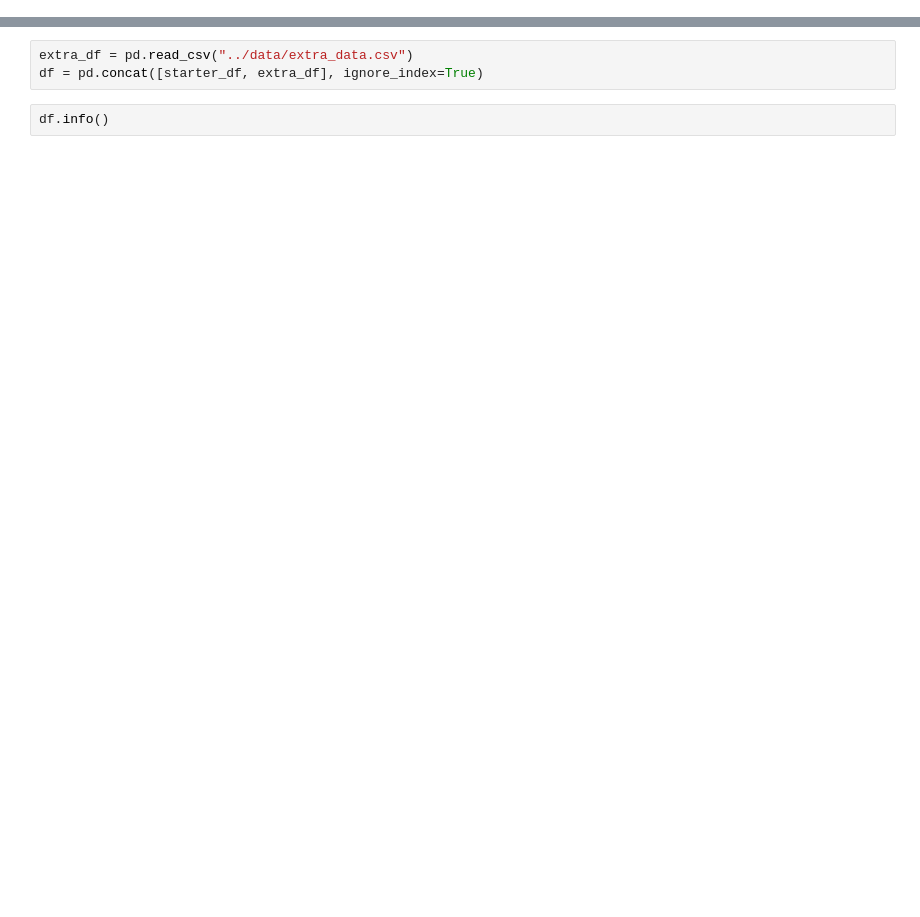
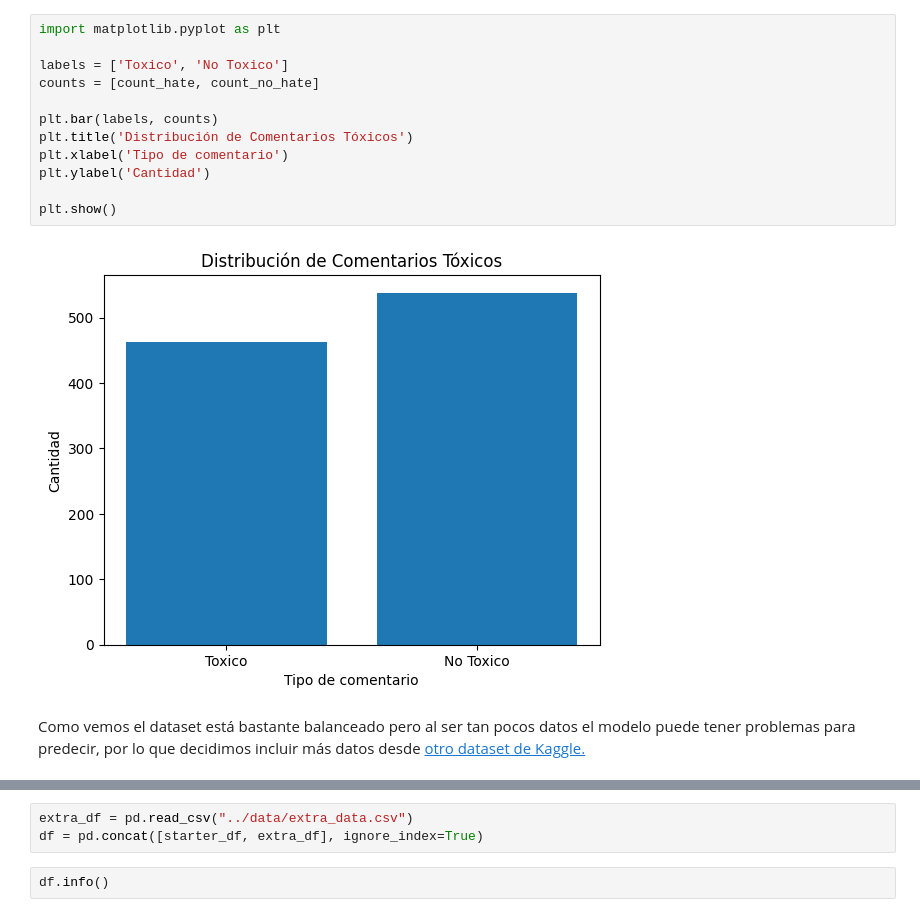
Before and after one commit to Bootcamp-IA-P4/PX-G1, a Jupyter notebook: models/alla-model.ipynb, the cells around one changed output, grey strips where cells are left out. Drawn from its saved outputs; the diff is of its cells as text; blank space fills up the shorter version.

```diff
--- a/models/alla-model.ipynb
+++ b/models/alla-model.ipynb
@@ -35,3 +70,19 @@ print(f"Hay {count_no_hate} comentarios sin odio")
+# %%
+import matplotlib.pyplot as plt
+
+labels = ['Toxico', 'No Toxico']
+counts = [count_hate, count_no_hate]
+
+plt.bar(labels, counts)
+plt.title('Distribución de Comentarios Tóxicos')
+plt.xlabel('Tipo de comentario')
+plt.ylabel('Cantidad')
+
+plt.show()
+# %% [output]
+[figure, added]
+# %% [markdown]
+Como vemos el dataset está bastante balanceado pero al ser tan pocos datos el modelo puede tener problemas para predecir, por lo que decidimos incluir más datos desde [otro dataset de Kaggle.](https://www.kaggle.com/code/giovanimachado/hate-speech-bert-cnn-and-bert-mlp-in-tensorflow)
 # %%
 new_df = pd.read_csv("../data/labeled_data.csv")
 
```
Also changed, not shown: parts of 25 cells of this notebook, 1 other file.
